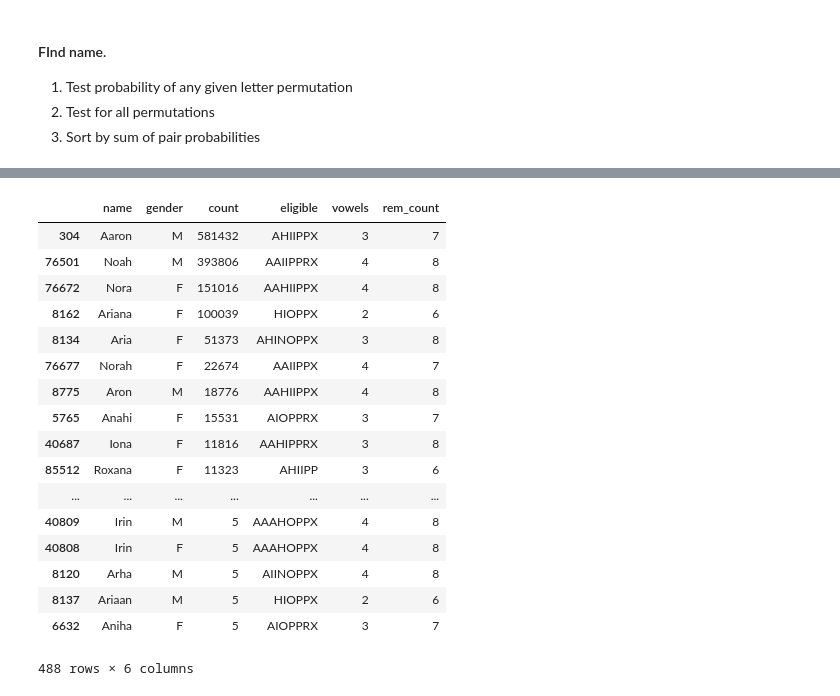
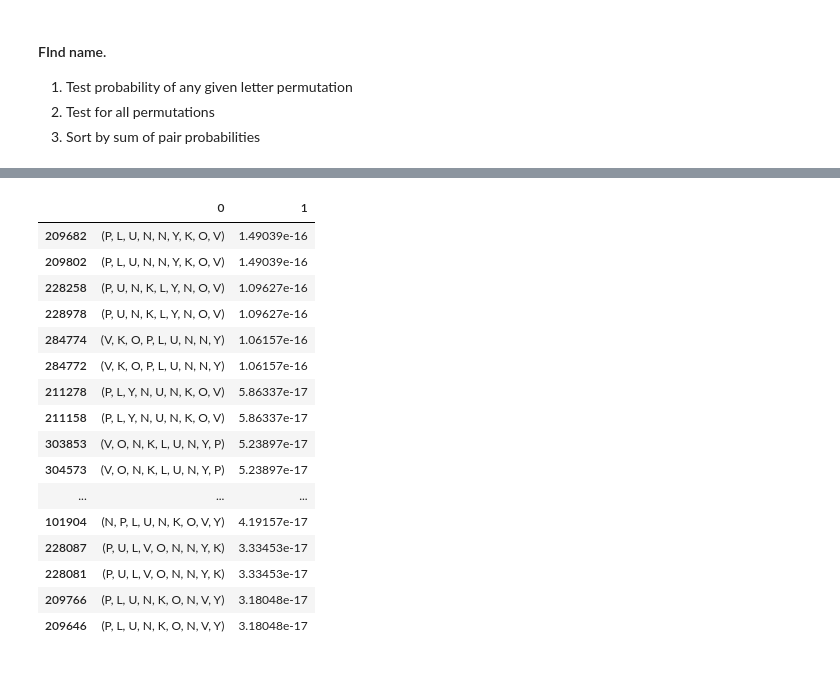
Before and after one commit to flint-hasset/anagrammer, a Jupyter notebook: Name Anagram.ipynb, the cells around one changed output, grey strips where cells are left out. Cells and saved outputs as stored; diff of their text form; code cells hidden in the pictures.

```diff
--- a/Name Anagram.ipynb
+++ b/Name Anagram.ipynb
@@ -180,5 +156,7 @@ array([  6.63000000e+02,   2.60700000e+03,   4.35400000e+03,
 # %%
-for x in range(26):
-        for y in range(26):
-            str_chk = alphabet[x]+alphabet[y]
-            print(str_chk,pair_probs[x*26+y],x*26+y)
+# letter_pairs = []
+# for x in range(26):
+#         for y in range(26):
+#             str_chk = alphabet[x]+alphabet[y]
+#             letter_pairs.append(str_chk)
+#             print(str_chk,pair_probs[x*26+y],x*26+y)
@@ -205,5 +163,5 @@ ZZ 0.0 675
 # %%
-df_probs = pd.DataFrame(data = [letter_pairs,list(pair_probs)]).T
-df_probs.columns = ['pairs','counts']
-df_probs['probs'] = df_probs['counts']/df_probs['counts'].sum()
-df_probs.head(5)
+# df_probs = pd.DataFrame(data = [letter_pairs,list(pair_probs)]).T
+# df_probs.columns = ['pairs','counts']
+# df_probs['probs'] = df_probs['counts']/df_probs['counts'].sum()
+# df_probs.head(5)
@@ -240,6 +182,14 @@ def test_probs(letters):
         sum_prob = sum_prob * prob_dict.get(test_str)
         #print(test_str,prob_dict.get(test_str))
     return sum_prob*1000000000000
+# %%
+def test_probs(letters):
+    sum_prob = 1
+    for x in range(len(letters)-2):
+        test_str = letters[x]+letters[x+1]+letters[x+2]
+        sum_prob = sum_prob * prob_dict.get(test_str)
+        #print(test_str,prob_dict.get(test_str))
+    return sum_prob*1000000000000
 # %%
 def test_perms(letters):
     prob_list = []
@@ -247,4 +197,4 @@ def test_perms(letters):
     for x in range(len(letter_perms)):
         prob_list.append(test_probs(letter_perms[x]))
     df_temp = pd.DataFrame(data=[letter_perms,prob_list]).T
-    return df_temp.sort_values(by=1,ascending=False).head(25)
+    return df_temp.sort_values(by=1,ascending=False).head(20)
@@ -253,22 +208,29 @@ def test_perms(letters):
 # %%
-testname = 'axhipopinara'
-first_name_list(testname,df_firstname,2,9,vowels=1).sort_values(by='count',ascending=False)
+testname = 'donaldfiero'
+df_pers = first_name_list(testname,df_firstname,3,10,vowels=1).sort_values(by='count',ascending=False)
-# %% [output]
-|  | name | gender | count | eligible | vowels | rem_count |
-| 304 | Aaron | M | 581432 | AHIIPPX | 3 | 7 |
-| 76501 | Noah | M | 393806 | AAIIPPRX | 4 | 8 |
-| 76672 | Nora | F | 151016 | AAHIIPPX | 4 | 8 |
-| 8162 | Ariana | F | 100039 | HIOPPX | 2 | 6 |
-| 8134 | Aria | F | 51373 | AHINOPPX | 3 | 8 |
-| 76677 | Norah | F | 22674 | AAIIPPX | 4 | 7 |
-| 8775 | Aron | M | 18776 | AAHIIPPX | 4 | 8 |
-| 5765 | Anahi | F | 15531 | AIOPPRX | 3 | 7 |
-| 40687 | Iona | F | 11816 | AAHIPPRX | 3 | 8 |
-| 85512 | Roxana | F | 11323 | AHIIPP | 3 | 6 |
-| ... | ... | ... | ... | ... | ... | ... |
-| 40809 | Irin | M | 5 | AAAHOPPX | 4 | 8 |
-| 40808 | Irin | F | 5 | AAAHOPPX | 4 | 8 |
-| 8120 | Arha | M | 5 | AIINOPPX | 4 | 8 |
-| 8137 | Ariaan | M | 5 | HIOPPX | 2 | 6 |
-| 6632 | Aniha | F | 5 | AIOPPRX | 3 | 7 |
-488 rows × 6 columns
+# %%
+mike_list = ['Malachi Demerio', 'Mohamed Carieli', 'America Hidelmo', 'Elmore Amadichi', 'Hailie Dammeroc' 'Hilario Medemac']
+gorav_list = ['Margo Kurav', 'Vara Gorkum' ]
+jin_list = ['Jukiy Mignon', 'Nyomi Kingju', 'Jonny Kimigu', 'Yumiko Gjinn']
+micah = ['Brigham Weisce', 'Archie Swimbeg']
+axhi = ['Xaria Hoppani', 'Ariana Hoppix', 'Roxanna Piphia' ]
+autumn = ['Anistynn Pulmukov', 'Montavius N. Plunky', 'Yovanni Nutklumps', 'Novalynn Usktiump', 'Platinum Sunnykov', 'Natsumi Punklynov']
+test_perms('KLNNOPUVY')
+# %% [output]
+|  | 0 | 1 |
+| 209682 | (P, L, U, N, N, Y, K, O, V) | 1.49039e-16 |
+| 209802 | (P, L, U, N, N, Y, K, O, V) | 1.49039e-16 |
+| 228258 | (P, U, N, K, L, Y, N, O, V) | 1.09627e-16 |
+| 228978 | (P, U, N, K, L, Y, N, O, V) | 1.09627e-16 |
+| 284774 | (V, K, O, P, L, U, N, N, Y) | 1.06157e-16 |
+| 284772 | (V, K, O, P, L, U, N, N, Y) | 1.06157e-16 |
+| 211278 | (P, L, Y, N, U, N, K, O, V) | 5.86337e-17 |
+| 211158 | (P, L, Y, N, U, N, K, O, V) | 5.86337e-17 |
+| 303853 | (V, O, N, K, L, U, N, Y, P) | 5.23897e-17 |
+| 304573 | (V, O, N, K, L, U, N, Y, P) | 5.23897e-17 |
+| ... | ... | ... |
+| 101904 | (N, P, L, U, N, K, O, V, Y) | 4.19157e-17 |
+| 228087 | (P, U, L, V, O, N, N, Y, K) | 3.33453e-17 |
+| 228081 | (P, U, L, V, O, N, N, Y, K) | 3.33453e-17 |
+| 209766 | (P, L, U, N, K, O, N, V, Y) | 3.18048e-17 |
+| 209646 | (P, L, U, N, K, O, N, V, Y) | 3.18048e-17 |
```
Also changed, not shown: parts of 32 cells of this notebook, 2 other files.
